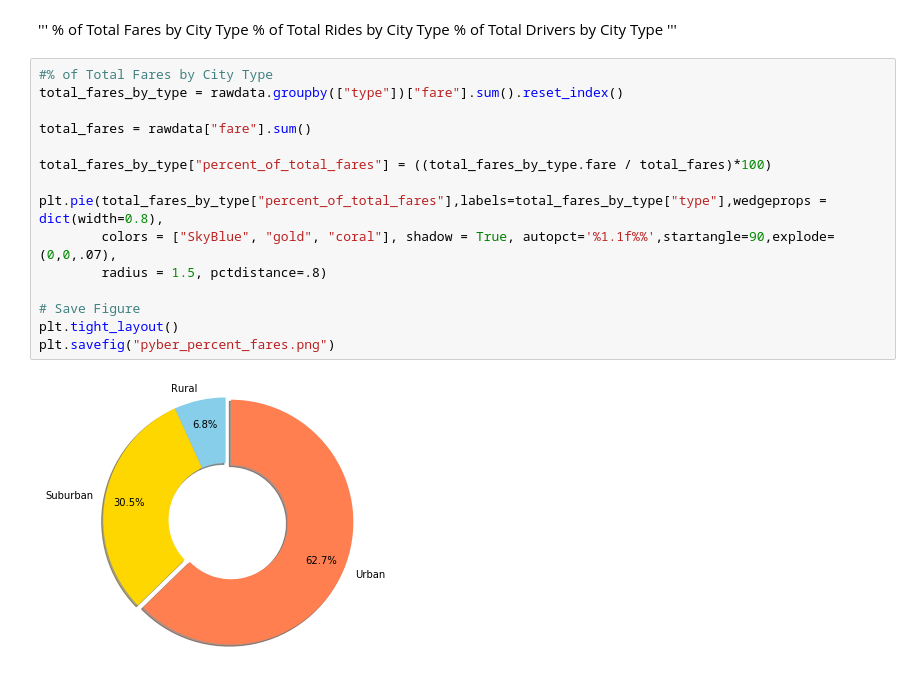
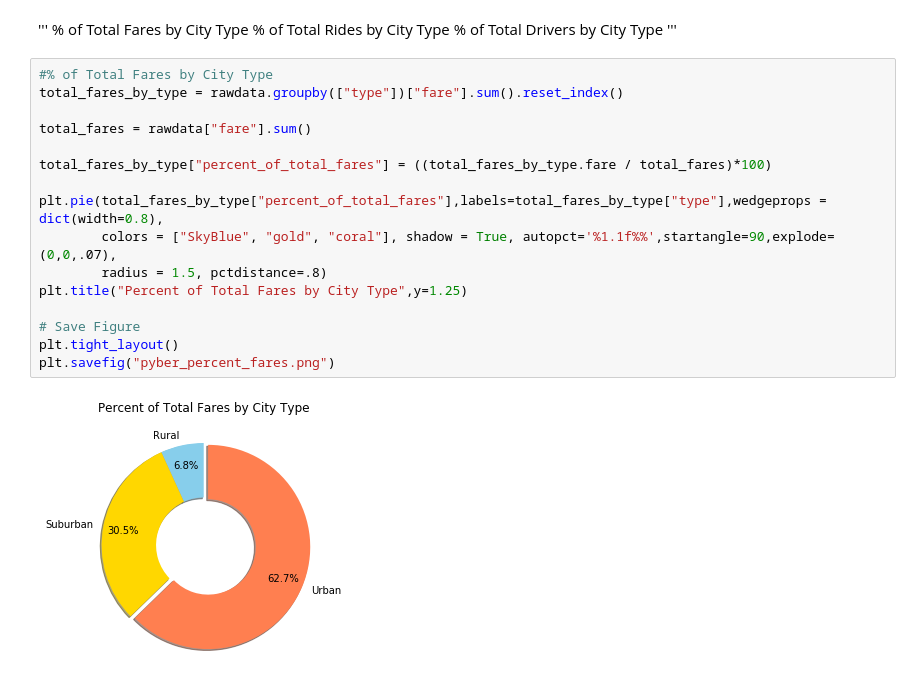
Before and after one commit to DRBrenner/Bootcamp, a Jupyter notebook: Homework/matplotlib/mypyber.ipynb, the cells around one changed output. Cells and saved outputs as stored; diff of their text form.

```diff
--- a/Homework/matplotlib/mypyber.ipynb
+++ b/Homework/matplotlib/mypyber.ipynb
@@ -71,20 +79,21 @@ plt.savefig("pyber_ride_share.png")
 # %%
 #% of Total Fares by City Type
 total_fares_by_type = rawdata.groupby(["type"])["fare"].sum().reset_index()
 
 total_fares = rawdata["fare"].sum()
 
 total_fares_by_type["percent_of_total_fares"] = ((total_fares_by_type.fare / total_fares)*100)
 
 plt.pie(total_fares_by_type["percent_of_total_fares"],labels=total_fares_by_type["type"],wedgeprops = dict(width=0.8),
         colors = ["SkyBlue", "gold", "coral"], shadow = True, autopct='%1.1f%%',startangle=90,explode=(0,0,.07),
         radius = 1.5, pctdistance=.8)
+plt.title("Percent of Total Fares by City Type",y=1.25)
 
 # Save Figure
 plt.tight_layout()
 plt.savefig("pyber_percent_fares.png")
 # %% [output]
-[figure, old version]
+[figure, new version]
 # %%
 # % of Total Rides by City Type
 total_rides_by_type = rawdata.groupby(["type"])["ride_id"].count().reset_index()
```
Also changed, not shown: parts of 3 cells of this notebook, 6 other files.
